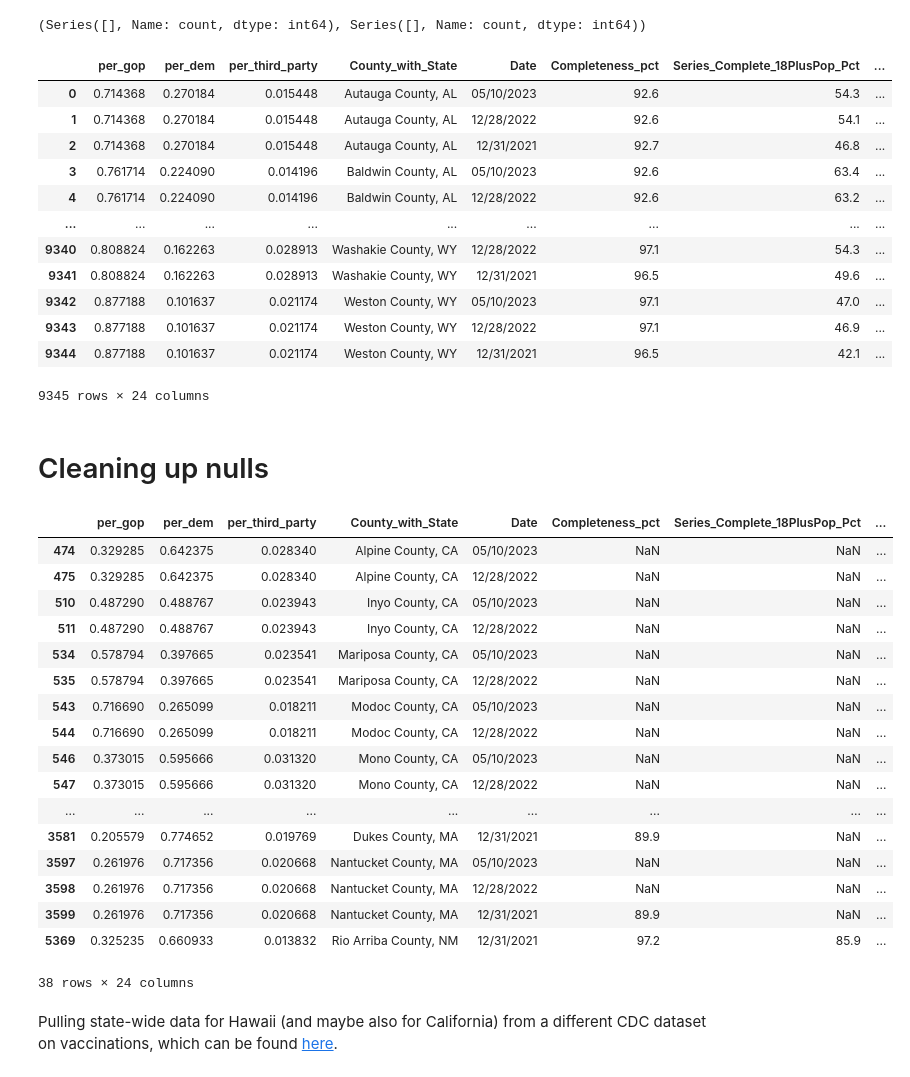
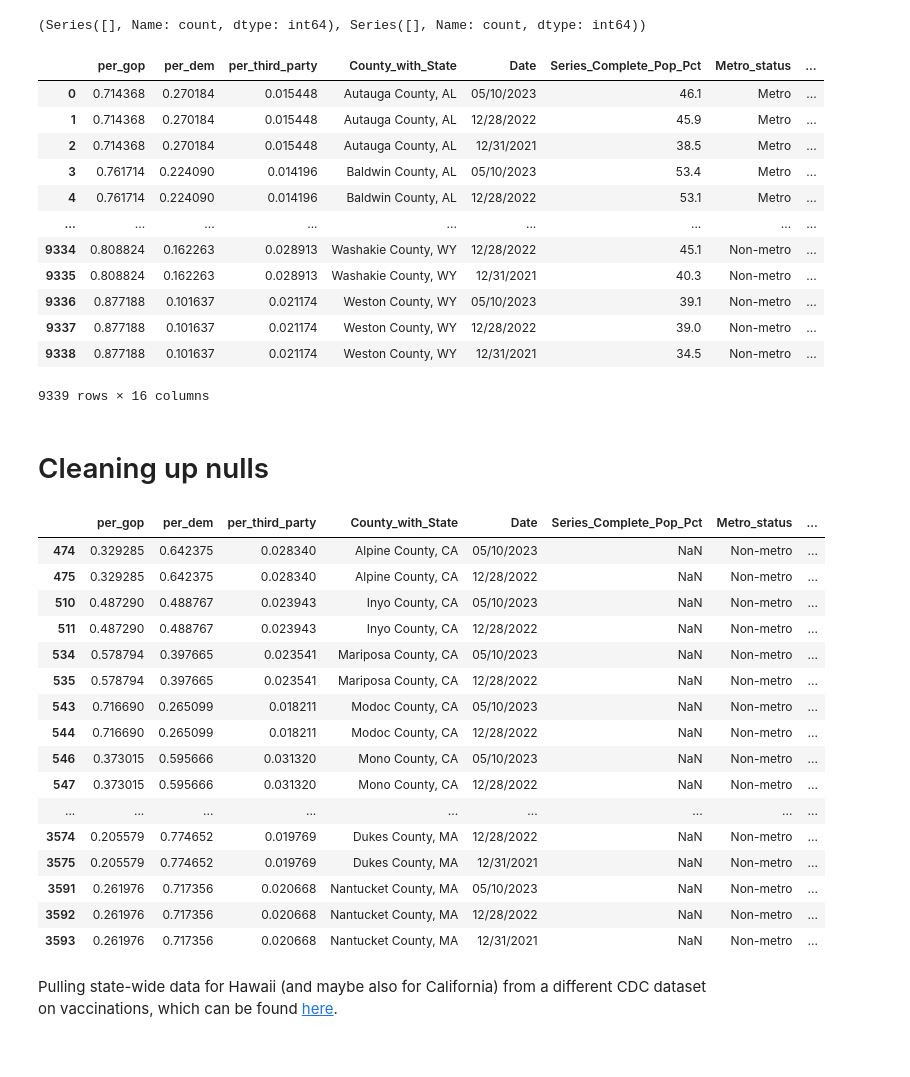
Before and after one commit to natehiatt/covid_vax_project, a Jupyter notebook: notebooks/nate_scratch.ipynb, the cells around one changed output. Saved outputs shown, nothing was run; the diff lists cells and outputs as text; code cells hidden in the pictures.

```diff
--- a/notebooks/nate_scratch.ipynb
+++ b/notebooks/nate_scratch.ipynb
@@ -412,6 +432,6 @@ Columns we want to keep from our vaccinations dataset:
 * Census2019_18PlusPop
 """
 
-vaccinations = vaccinations[["Date", "County_with_State", "Completeness_pct", "Series_Complete_18PlusPop_Pct", "Booster_Doses_Vax_Pct", "Booster_Doses_18Plus_Vax_Pct", "Metro_status", "SVI_CTGY", "Census2019", "Census2019_18PlusPop"]]
+vaccinations = vaccinations[["Date", "County_with_State", "Series_Complete_Pop_Pct", "Metro_status"]]
 vaccinations
 # %% [output]
@@ -1148,44 +1165,41 @@ check_overlap(df, education, "County_with_State")
 df = pd.merge(df, education, how="inner", on="County_with_State")
 df
 # %% [output]
-|  | per_gop | per_dem | per_third_party | County_with_State | Date | Completeness_pct | Series_Complete_18PlusPop_Pct | ... |
-| 0 | 0.714368 | 0.270184 | 0.015448 | Autauga County, AL | 05/10/2023 | 92.6 | 54.3 | ... |
-| 1 | 0.714368 | 0.270184 | 0.015448 | Autauga County, AL | 12/28/2022 | 92.6 | 54.1 | ... |
-| 2 | 0.714368 | 0.270184 | 0.015448 | Autauga County, AL | 12/31/2021 | 92.7 | 46.8 | ... |
-| 3 | 0.761714 | 0.224090 | 0.014196 | Baldwin County, AL | 05/10/2023 | 92.6 | 63.4 | ... |
-| 4 | 0.761714 | 0.224090 | 0.014196 | Baldwin County, AL | 12/28/2022 | 92.6 | 63.2 | ... |
+|  | per_gop | per_dem | per_third_party | County_with_State | Date | Series_Complete_Pop_Pct | Metro_status | ... |
+| 0 | 0.714368 | 0.270184 | 0.015448 | Autauga County, AL | 05/10/2023 | 46.1 | Metro | ... |
+| 1 | 0.714368 | 0.270184 | 0.015448 | Autauga County, AL | 12/28/2022 | 45.9 | Metro | ... |
+| 2 | 0.714368 | 0.270184 | 0.015448 | Autauga County, AL | 12/31/2021 | 38.5 | Metro | ... |
+| 3 | 0.761714 | 0.224090 | 0.014196 | Baldwin County, AL | 05/10/2023 | 53.4 | Metro | ... |
+| 4 | 0.761714 | 0.224090 | 0.014196 | Baldwin County, AL | 12/28/2022 | 53.1 | Metro | ... |
 | ... | ... | ... | ... | ... | ... | ... | ... | ... |
-| 9340 | 0.808824 | 0.162263 | 0.028913 | Washakie County, WY | 12/28/2022 | 97.1 | 54.3 | ... |
-| 9341 | 0.808824 | 0.162263 | 0.028913 | Washakie County, WY | 12/31/2021 | 96.5 | 49.6 | ... |
-| 9342 | 0.877188 | 0.101637 | 0.021174 | Weston County, WY | 05/10/2023 | 97.1 | 47.0 | ... |
-| 9343 | 0.877188 | 0.101637 | 0.021174 | Weston County, WY | 12/28/2022 | 97.1 | 46.9 | ... |
-| 9344 | 0.877188 | 0.101637 | 0.021174 | Weston County, WY | 12/31/2021 | 96.5 | 42.1 | ... |
+| 9334 | 0.808824 | 0.162263 | 0.028913 | Washakie County, WY | 12/28/2022 | 45.1 | Non-metro | ... |
+| 9335 | 0.808824 | 0.162263 | 0.028913 | Washakie County, WY | 12/31/2021 | 40.3 | Non-metro | ... |
+| 9336 | 0.877188 | 0.101637 | 0.021174 | Weston County, WY | 05/10/2023 | 39.1 | Non-metro | ... |
+| 9337 | 0.877188 | 0.101637 | 0.021174 | Weston County, WY | 12/28/2022 | 39.0 | Non-metro | ... |
+| 9338 | 0.877188 | 0.101637 | 0.021174 | Weston County, WY | 12/31/2021 | 34.5 | Non-metro | ... |
-9345 rows × 24 columns
+9339 rows × 16 columns
 # %% [markdown]
 # Cleaning up nulls
 # %%
 df[df.isnull().any(axis=1)]
-
-["Completeness_pct"=, ]
 # %% [output]
-|  | per_gop | per_dem | per_third_party | County_with_State | Date | Completeness_pct | Series_Complete_18PlusPop_Pct | ... |
-| 474 | 0.329285 | 0.642375 | 0.028340 | Alpine County, CA | 05/10/2023 | NaN | NaN | ... |
-| 475 | 0.329285 | 0.642375 | 0.028340 | Alpine County, CA | 12/28/2022 | NaN | NaN | ... |
-| 510 | 0.487290 | 0.488767 | 0.023943 | Inyo County, CA | 05/10/2023 | NaN | NaN | ... |
-| 511 | 0.487290 | 0.488767 | 0.023943 | Inyo County, CA | 12/28/2022 | NaN | NaN | ... |
-| 534 | 0.578794 | 0.397665 | 0.023541 | Mariposa County, CA | 05/10/2023 | NaN | NaN | ... |
-| 535 | 0.578794 | 0.397665 | 0.023541 | Mariposa County, CA | 12/28/2022 | NaN | NaN | ... |
-| 543 | 0.716690 | 0.265099 | 0.018211 | Modoc County, CA | 05/10/2023 | NaN | NaN | ... |
-| 544 | 0.716690 | 0.265099 | 0.018211 | Modoc County, CA | 12/28/2022 | NaN | NaN | ... |
-| 546 | 0.373015 | 0.595666 | 0.031320 | Mono County, CA | 05/10/2023 | NaN | NaN | ... |
-| 547 | 0.373015 | 0.595666 | 0.031320 | Mono County, CA | 12/28/2022 | NaN | NaN | ... |
+|  | per_gop | per_dem | per_third_party | County_with_State | Date | Series_Complete_Pop_Pct | Metro_status | ... |
+| 474 | 0.329285 | 0.642375 | 0.028340 | Alpine County, CA | 05/10/2023 | NaN | Non-metro | ... |
+| 475 | 0.329285 | 0.642375 | 0.028340 | Alpine County, CA | 12/28/2022 | NaN | Non-metro | ... |
+| 510 | 0.487290 | 0.488767 | 0.023943 | Inyo County, CA | 05/10/2023 | NaN | Non-metro | ... |
+| 511 | 0.487290 | 0.488767 | 0.023943 | Inyo County, CA | 12/28/2022 | NaN | Non-metro | ... |
+| 534 | 0.578794 | 0.397665 | 0.023541 | Mariposa County, CA | 05/10/2023 | NaN | Non-metro | ... |
+| 535 | 0.578794 | 0.397665 | 0.023541 | Mariposa County, CA | 12/28/2022 | NaN | Non-metro | ... |
+| 543 | 0.716690 | 0.265099 | 0.018211 | Modoc County, CA | 05/10/2023 | NaN | Non-metro | ... |
+| 544 | 0.716690 | 0.265099 | 0.018211 | Modoc County, CA | 12/28/2022 | NaN | Non-metro | ... |
+| 546 | 0.373015 | 0.595666 | 0.031320 | Mono County, CA | 05/10/2023 | NaN | Non-metro | ... |
+| 547 | 0.373015 | 0.595666 | 0.031320 | Mono County, CA | 12/28/2022 | NaN | Non-metro | ... |
 | ... | ... | ... | ... | ... | ... | ... | ... | ... |
-| 3581 | 0.205579 | 0.774652 | 0.019769 | Dukes County, MA | 12/31/2021 | 89.9 | NaN | ... |
-| 3597 | 0.261976 | 0.717356 | 0.020668 | Nantucket County, MA | 05/10/2023 | NaN | NaN | ... |
-| 3598 | 0.261976 | 0.717356 | 0.020668 | Nantucket County, MA | 12/28/2022 | NaN | NaN | ... |
-| 3599 | 0.261976 | 0.717356 | 0.020668 | Nantucket County, MA | 12/31/2021 | 89.9 | NaN | ... |
-| 5369 | 0.325235 | 0.660933 | 0.013832 | Rio Arriba County, NM | 12/31/2021 | 97.2 | 85.9 | ... |
+| 3574 | 0.205579 | 0.774652 | 0.019769 | Dukes County, MA | 12/28/2022 | NaN | Non-metro | ... |
+| 3575 | 0.205579 | 0.774652 | 0.019769 | Dukes County, MA | 12/31/2021 | NaN | Non-metro | ... |
+| 3591 | 0.261976 | 0.717356 | 0.020668 | Nantucket County, MA | 05/10/2023 | NaN | Non-metro | ... |
+| 3592 | 0.261976 | 0.717356 | 0.020668 | Nantucket County, MA | 12/28/2022 | NaN | Non-metro | ... |
+| 3593 | 0.261976 | 0.717356 | 0.020668 | Nantucket County, MA | 12/31/2021 | NaN | Non-metro | ... |
-38 rows × 24 columns
 # %% [markdown]
 Pulling state-wide data for Hawaii (and maybe also for California) from a different CDC dataset on vaccinations, which can be found [here](https://data.cdc.gov/Vaccinations/COVID-19-Vaccinations-in-the-United-States-Jurisdi/unsk-b7fc/about_data).
 # %%
```
Also changed, not shown: parts of 17 cells of this notebook.
